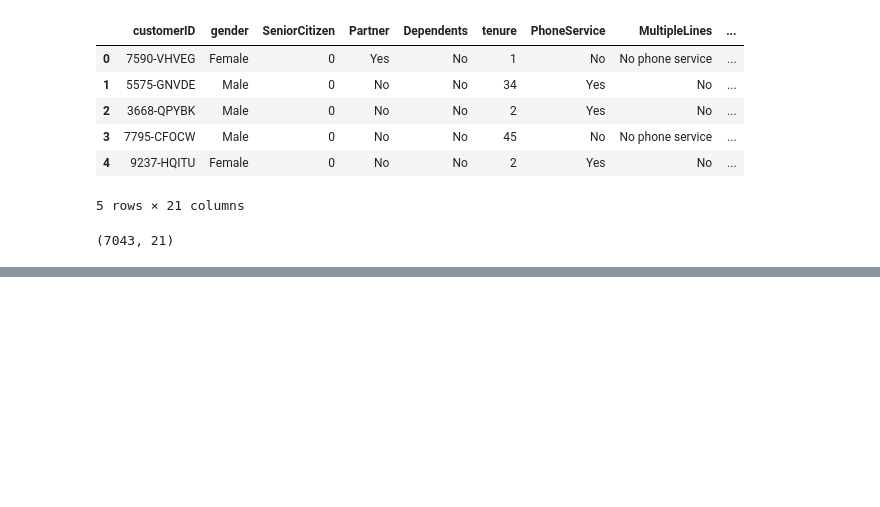
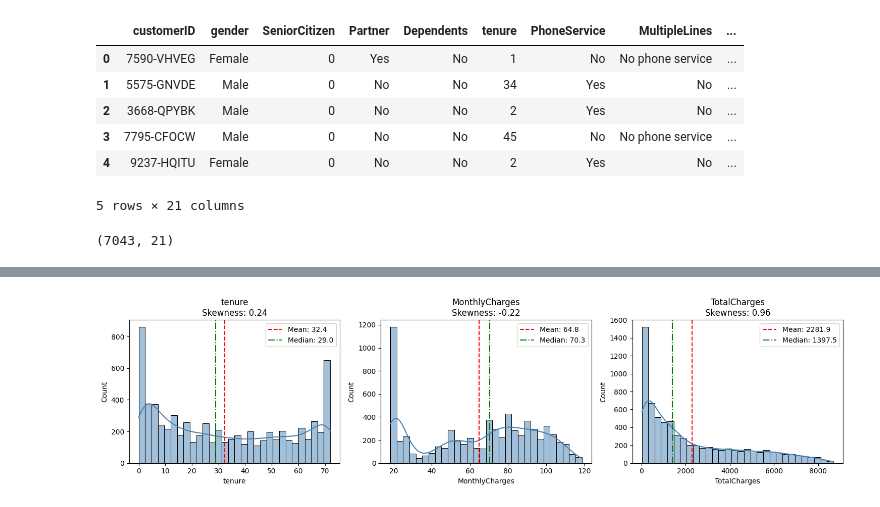
Before and after one commit to zhassanofficial/ML_Projects, a Jupyter notebook: customer_churn_prediction/main.ipynb, the cells around one changed output, grey strips where cells are left out. Saved outputs shown, nothing was run; the diff lists cells and outputs as text; code cells hidden in the pictures; blank space fills up the shorter version.

```diff
--- a/customer_churn_prediction/main.ipynb
+++ b/customer_churn_prediction/main.ipynb
@@ -20,0 +175,15 @@ df.shape
+# %%
+fig, axes = plt.subplots(1, 3, figsize=(15, 4))
+
+for i, col in enumerate(['tenure', 'MonthlyCharges', 'TotalCharges']):
+    skew_val = df[col].skew()
+    sns.histplot(df[col], kde=True, color='steelblue', bins=30, ax=axes[i])
+    axes[i].axvline(df[col].mean(), color='red', linestyle='--', label=f'Mean: {df[col].mean():.1f}')
+    axes[i].axvline(df[col].median(), color='green', linestyle='-.', label=f'Median: {df[col].median():.1f}')
+    axes[i].set_title(f'{col}\nSkewness: {skew_val:.2f}')
+    axes[i].legend()
+
+plt.tight_layout()
+plt.show()
+# %% [output]
+[figure, added]
```
Also changed, not shown: parts of 18 cells of this notebook.
